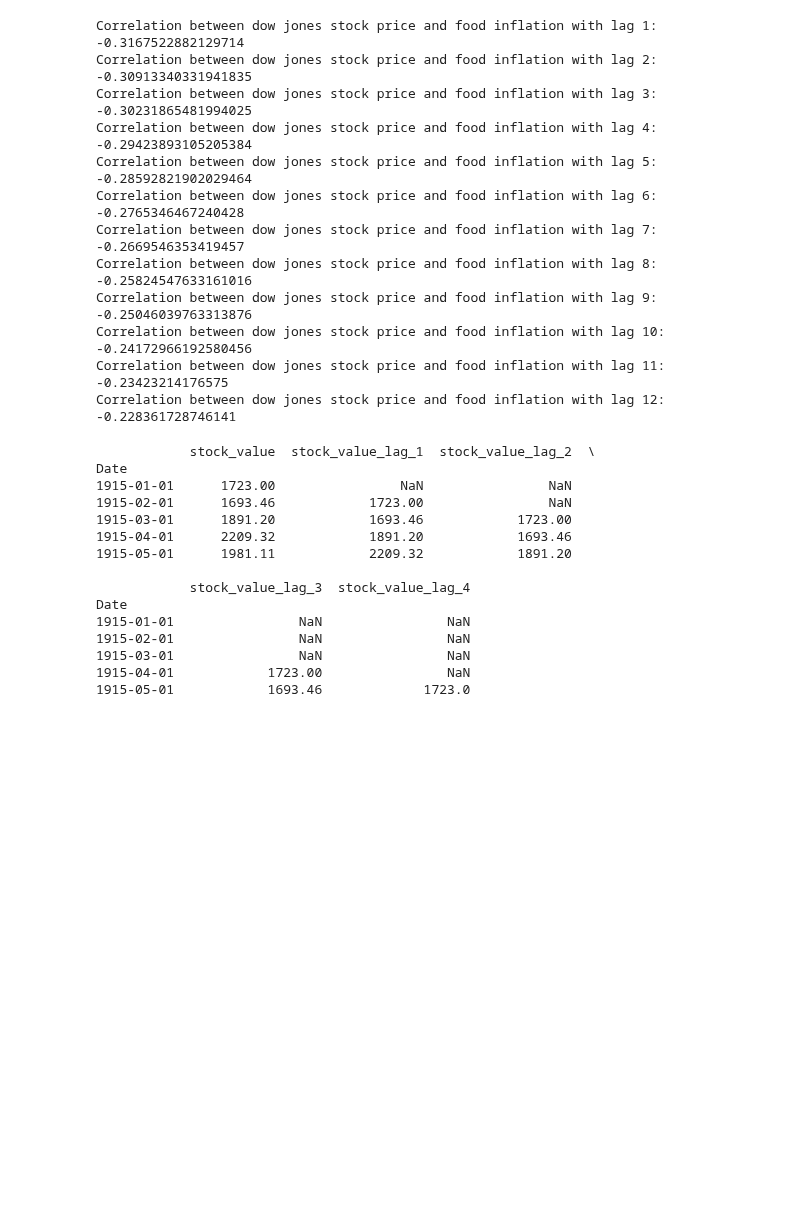
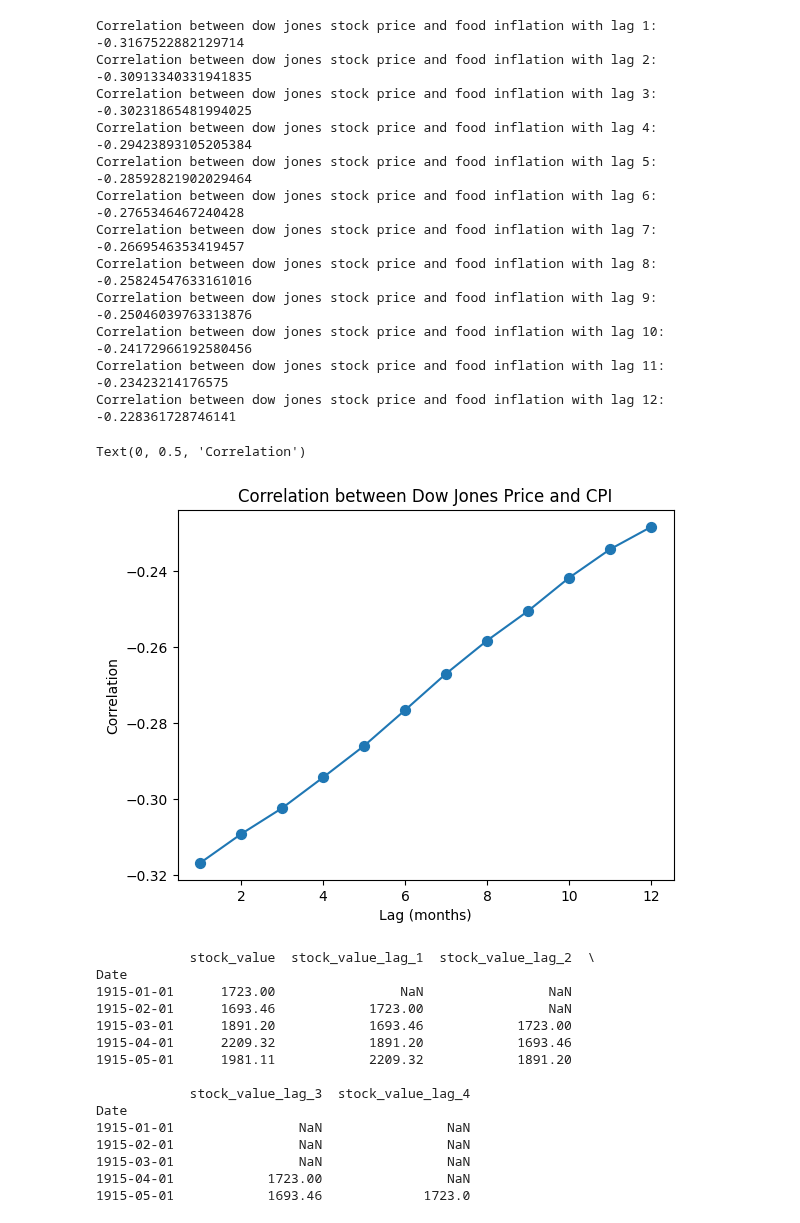
Before and after one commit to mkeohane01/food_inflation_analysis, a Jupyter notebook: notebooks/stock_price_dowjones.ipynb, the cells around one changed output. Saved outputs shown, nothing was run; the diff lists cells and outputs as text; code cells hidden in the pictures; blank space fills up the shorter version.

```diff
--- a/notebooks/stock_price_dowjones.ipynb
+++ b/notebooks/stock_price_dowjones.ipynb
@@ -136,8 +136,10 @@ strong multicollinearity or other numerical problems.
 # %%
 # Analyze lag correlations
 lag = [1, 2, 3, 4, 5, 6, 7, 8, 9, 10, 11, 12]
+corrs = []
 for i in lag:
     corr = stock_cpi_merge['real'].shift(i).corr(stock_cpi_merge['CPI'], method='spearman')
+    corrs.append(corr)
     print(f'Correlation between dow jones stock price and food inflation with lag {i}: ', corr)
     # get the number of observations
     n = len(stock_cpi_merge['real'].shift(i))
@@ -153,6 +155,7 @@ for i in lag:
 
     # get the confidence interval
     ci = (corr-moe, corr+moe)
+
     # print('Confidence interval for the correlation: ', ci)
 # %% [output]
 Correlation between dow jones stock price and food inflation with lag 1:  -0.3167522882129714
@@ -167,6 +170,16 @@ Correlation between dow jones stock price and food inflation with lag 9:  -0.250
 Correlation between dow jones stock price and food inflation with lag 10:  -0.24172966192580456
 Correlation between dow jones stock price and food inflation with lag 11:  -0.23423214176575
 Correlation between dow jones stock price and food inflation with lag 12:  -0.228361728746141
+# %%
+# plot the correlation between Dow Jones and CPI with lag
+plt.plot(lag, corrs)
+plt.scatter(lag, corrs, s=50)
+plt.title('Correlation between Dow Jones Price and CPI')
+plt.xlabel('Lag (months)')
+plt.ylabel('Correlation')
+# %% [output]
+Text(0, 0.5, 'Correlation')
+[figure, added]
 # %%
 # create dataframe with lags 1-4
 stock_df_lag = pd.DataFrame()
```
Also changed, not shown: parts of 1 cell of this notebook, 2 other files.
